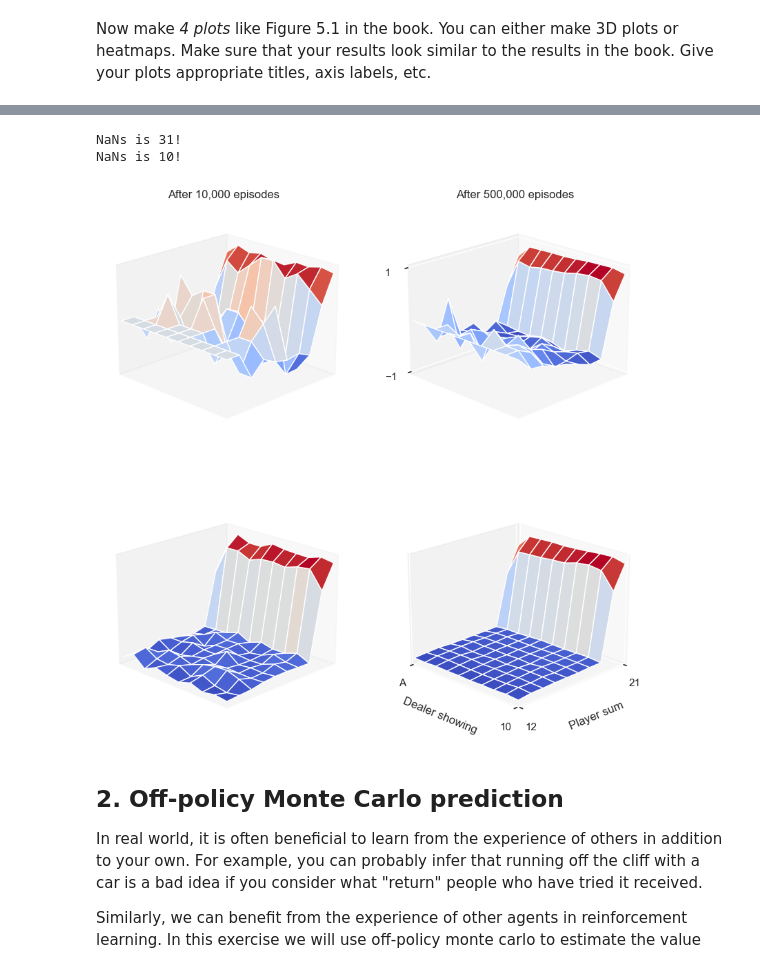
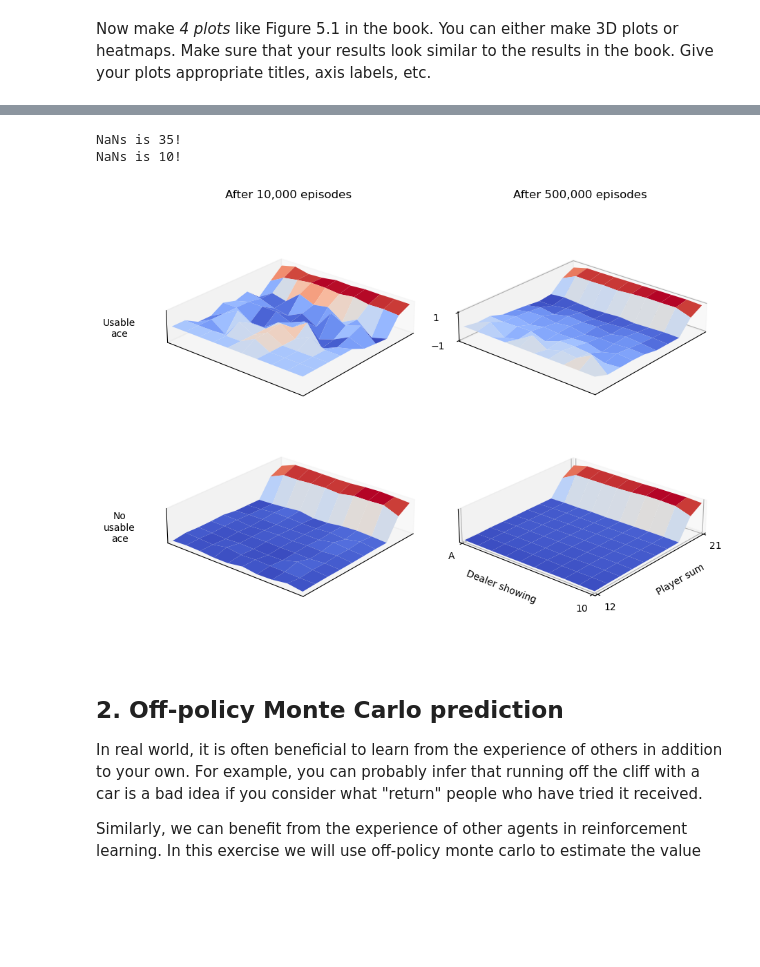
Before and after one commit to elidub/RL, a Jupyter notebook: hw2/MC_lab.ipynb, the cells around one changed output, grey strips where cells are left out. Cells and saved outputs as stored; diff of their text form; code cells hidden in the pictures; blank space fills up the shorter version.

```diff
--- a/hw2/MC_lab.ipynb
+++ b/hw2/MC_lab.ipynb
@@ -221,7 +221,7 @@ def mc_prediction(env, policy, num_episodes, discount_factor=1.0, sampling_funct
     # YOUR CODE HERE
     for _ in tqdm(range(num_episodes)):
         states, actions, rewards, dones = episode = sample_episode(env, policy)
-        G = 0
+        G = 0.
 #         for state, action, reward, done in zip(*episode):
         reversed_episodes = zip(reversed(states), reversed(actions), reversed(rewards), reversed(dones))
         for t, (state, action, reward, done) in enumerate(reversed_episodes):
@@ -249,70 +250,73 @@ Wall time: 1min
 # YOUR CODE HERE
 import matplotlib.pyplot as plt
 from matplotlib import cm
 from matplotlib.ticker import LinearLocator
 import numpy as np
 
 
 def dict_to_array(V_dict):
 
     player, dealer, usable_ace = np.array(list(V_dict.keys())).T
     x, y = np.meshgrid(np.arange(player.min(), player.max()+1), np.arange(dealer.min(), dealer.max()+1)) # player: x, dealer: y
 
     v_array = np.full((2, *x.shape), None, float)
 
     for i, (k, v) in enumerate(V_dict.items()):
         p, d, a = k
         sel = (a*1,) + tuple(np.array(np.where((x == p) & (y == d))).reshape(2))
         v_array[sel] = v
 
     print(f'NaNs is {np.isnan(v_array).sum()}!')
     v_array[np.isnan(v_array)] = 0.
 
     z0, z1 = v_array
     return x, y, z0, z1
 
+def plot(Xs, Ys, Zs, zlim = True):
+
+    fig, axes = plt.subplots(2, 2, subplot_kw={"projection": "3d"}, figsize = (10, 10))
+    fig.subplots_adjust(hspace=-.4,)
+    axes = axes.ravel().tolist()
+
+    for ax, X, Y, Z in zip(axes, Xs, Ys, Zs):
+        ax.set_box_aspect((np.ptp(X), np.ptp(Y), np.ptp(Z)))  # aspect ratio is 1:1:1 in data space
+        surf = ax.plot_surface(X, Y, Z, cmap=cm.coolwarm, antialiased=True)
+
+        ax.set_xlim(12, 21)
+        ax.set_ylim(10, 1)
+        if zlim: ax.set_zlim(-1.01, 1.01)
+
+        ax.set_xticks([])
+        ax.set_yticks([])
+        if zlim: ax.set_zticks([])
+
+        ax.view_init(elev = 25, azim = 220)
+        ax.set_facecolor('white')
+        ax.zaxis.set_rotate_label(False)  # disable automatic rotation
+
+
+    axes[-1].set_xticks([12, 21])
+    axes[-1].set_yticks([1, 10], ['A', 10])
+    if zlim: axes[1].set_zticks([-1, 1])
+
+    axes[0].set_zlabel('Usable\nace')
+    axes[2].set_zlabel('No\nusable\nace')
+
+    axes[-1].set_xlabel('Player sum')
+    axes[-1].set_ylabel('Dealer showing')
+    axes[0].set_title('After 10,000 episodes')
+    axes[1].set_title('After 500,000 episodes')
+
+    plt.show()
+
 data_10k = x_10k, y_10k, z0_10k, z1_10k = dict_to_array(V_10k)
 data_500k = x_500k, y_500k, z0_500k, z1_500k = dict_to_array(V_500k)
 
-fig, axes = plt.subplots(2, 2, subplot_kw={"projection": "3d"}, figsize = (10, 10))
-axes = axes.ravel().tolist()
-
-Xs = [x_10k, x_500k, x_10k, x_500k]
-Ys = [y_10k, y_500k, y_10k, y_500k]
-Zs = [z1_10k, z1_500k, z0_10k, z0_500k]
-
-for ax, X, Y, Z in zip(axes, Xs, Ys, Zs):
-
-    # Plot the surface.
-    surf = ax.plot_surface(X, Y, Z, cmap=cm.coolwarm,
-    #                        linewidth=0,
-                           antialiased=True)
-
-    ax.set_zlim(-1.01, 1.01)
-    ax.set_xlim(12, 21)
-    ax.set_ylim(10, 1)
-
-    ax.view_init(elev = 20, azim = 225)
-
-    ax.set_xticks([])
-    ax.set_yticks([])
-    ax.set_zticks([])
-    ax.set_facecolor('white')
-
-axes[-1].set_xlabel('Player sum')
-axes[-1].set_ylabel('Dealer showing')
-axes[-1].set_xticks([12, 21])
-axes[-1].set_yticks([1, 10], ['A', 10])
-axes[1].set_zticks([-1, 1])
-
-axes[0].set_title('After 10,000 episodes')
-axes[1].set_title('After 500,000 episodes')
-
-plt.show()
+plot(Xs = [x_10k, x_500k, x_10k, x_500k], Ys = [y_10k, y_500k, y_10k, y_500k], Zs = [z1_10k, z1_500k, z0_10k, z0_500k])
 # %% [output]
-NaNs is 31!
+NaNs is 35!
 NaNs is 10!
-[figure, old version]
+[figure, new version]
 # %% [markdown]
 ## 2. Off-policy Monte Carlo prediction
 In real world, it is often beneficial to learn from the experience of others in addition to your own. For example, you can probably infer that running off the cliff with a car is a bad idea if you consider what "return" people who have tried it received.
```
Also changed, not shown: parts of 12 cells of this notebook, 3 other files.
